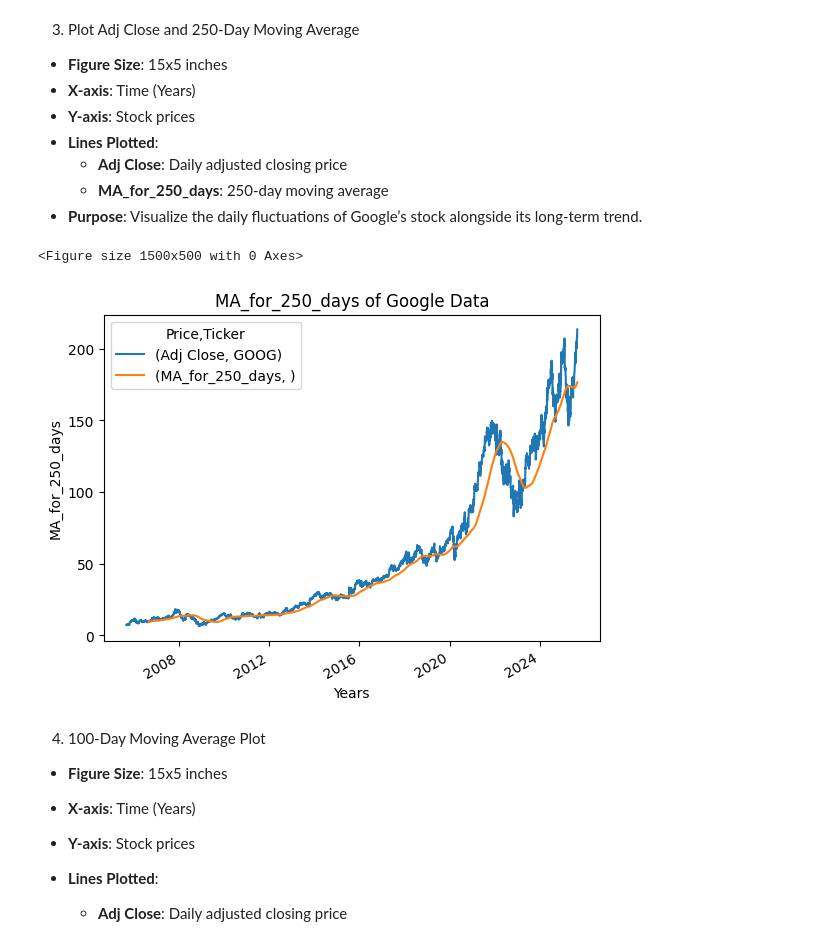
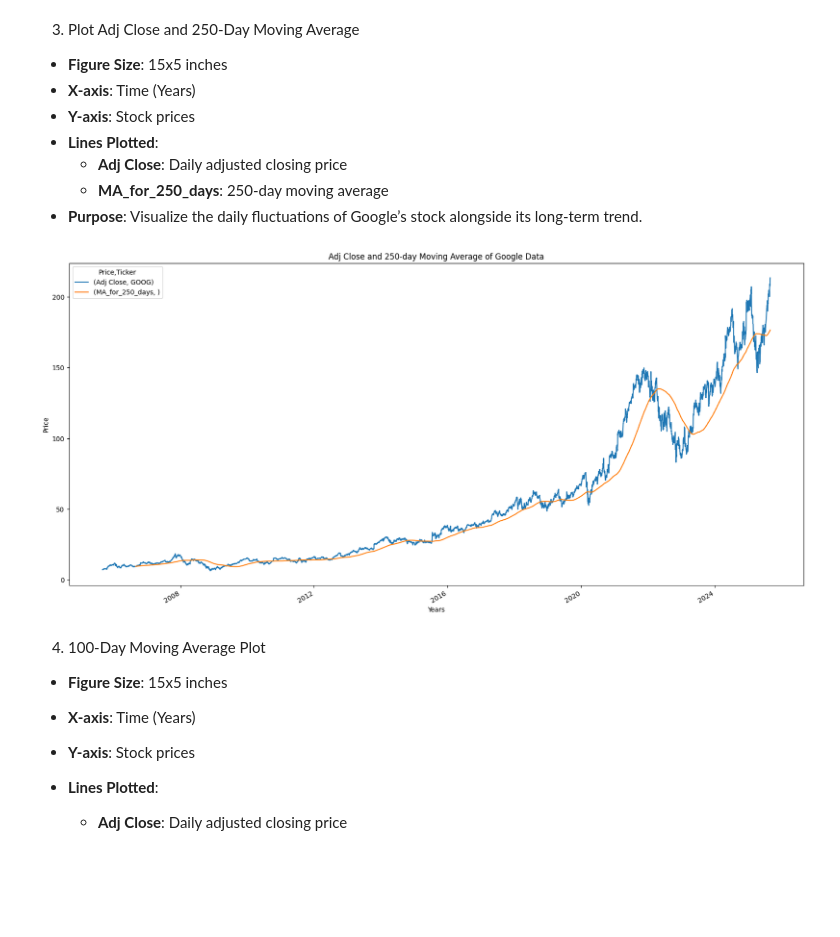
Before and after one commit to SundeepChaluvadi/Stock-Price-Prediction-model, a Jupyter notebook: prediction_model.ipynb, the cells around one changed output. Drawn from its saved outputs; the diff is of its cells as text; code cells hidden in the pictures; blank space fills up the shorter version.

```diff
--- a/prediction_model.ipynb
+++ b/prediction_model.ipynb
@@ -218,10 +211,13 @@ plot_graph((15,5), google_data['MA_for_250_days'], 'MA_for_250_days')
   - **MA_for_250_days**: 250-day moving average
 - **Purpose**: Visualize the daily fluctuations of Google’s stock alongside its long-term trend.
 # %%
-plot_graph((15,5), google_data[['Adj Close', 'MA_for_250_days']], 'MA_for_250_days')
+google_data[['Adj Close', 'MA_for_250_days']].plot(figsize=(20,10))
+plt.xlabel("Years")
+plt.ylabel("Price")
+plt.title("Adj Close and 250-day Moving Average of Google Data")
+plt.show()
 # %% [output]
-<Figure size 1500x500 with 0 Axes>
-[figure, old version]
+[figure, new version]
 # %% [markdown]
 4. 100-Day Moving Average Plot
 
```
Also changed, not shown: parts of 48 cells of this notebook, 4 other files.
